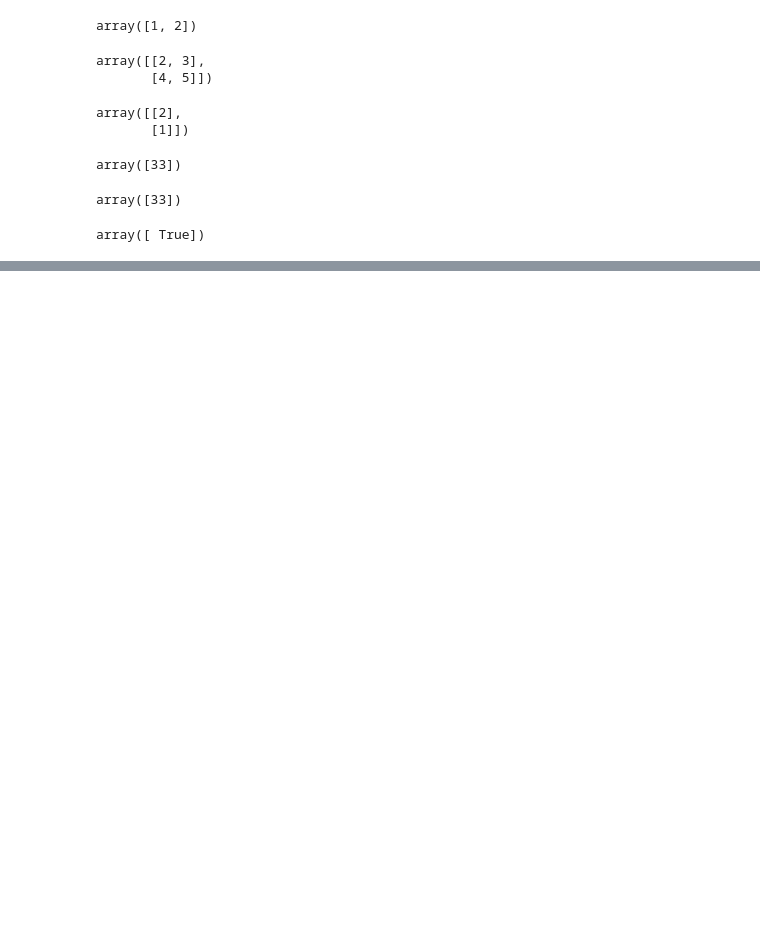
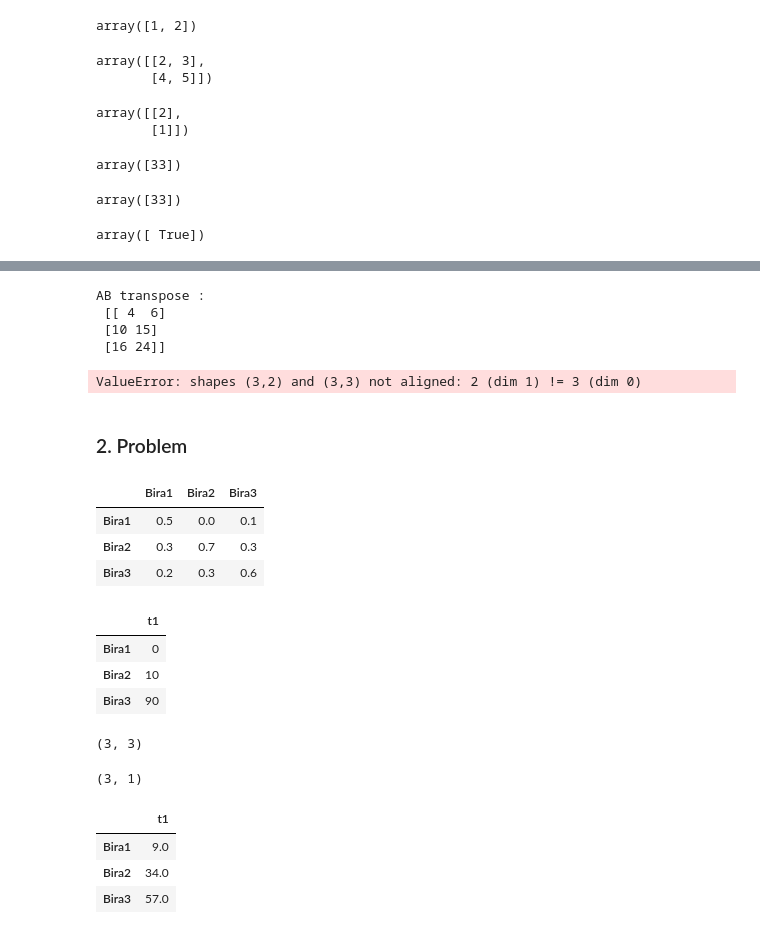
Before and after one commit to OptimizasyonCalismaGrubu/optimizasyon_notlari, a Jupyter notebook: Temel Lineer Cebir/Temel Lineer Cebir.ipynb, the cells around one changed output, grey strips where cells are left out. Cells and saved outputs as stored; diff of their text form; code cells hidden in the pictures; blank space fills up the shorter version.

```diff
--- a/Temel Lineer Cebir/Temel Lineer Cebir.ipynb
+++ b/Temel Lineer Cebir/Temel Lineer Cebir.ipynb
@@ -274,0 +335,29 @@ array([ True])
+# %%
+print("AB transpose : \n" , A.dot(B)  )
+# %% [output]
+AB transpose :
+ [[ 4  6]
+ [10 15]
+ [16 24]]
+# %%
+print("BA transpose : \n" , B.dot(A)  )
+# %% [output]
+ValueError: shapes (3,2) and (3,3) not aligned: 2 (dim 1) != 3 (dim 0)
+# %% [markdown]
+### 2. Problem
+# %%
+Bira1=[.5,.3,.2]
+Bira2=[0,.7,.3]
+Bira3=[.1,.3,.6]
+Bira_dict={"Bira1":Bira1
+          ,"Bira2":Bira2,
+          "Bira3":Bira3}
+# %%
+Bira_df=pd.DataFrame(Bira_dict,index=["Bira1","Bira2","Bira3"])
+# %%
+Bira_df
+# %% [output]
+|  | Bira1 | Bira2 | Bira3 |
+| Bira1 | 0.5 | 0.0 | 0.1 |
+| Bira2 | 0.3 | 0.7 | 0.3 |
+| Bira3 | 0.2 | 0.3 | 0.6 |
@@ -274,0 +366,15 @@ array([ True])
+# %%
+x1
+# %% [output]
+|  | t1 |
+| Bira1 | 0 |
+| Bira2 | 10 |
+| Bira3 | 90 |
+# %%
+Bira_df.shape
+# %% [output]
+(3, 3)
+# %%
+x1.shape
+# %% [output]
+(3, 1)
@@ -274,0 +383,7 @@ array([ True])
+# %%
+y1
+# %% [output]
+|  | t1 |
+| Bira1 | 9.0 |
+| Bira2 | 34.0 |
+| Bira3 | 57.0 |
```
Also changed, not shown: parts of 14 cells of this notebook, 1 other file.
